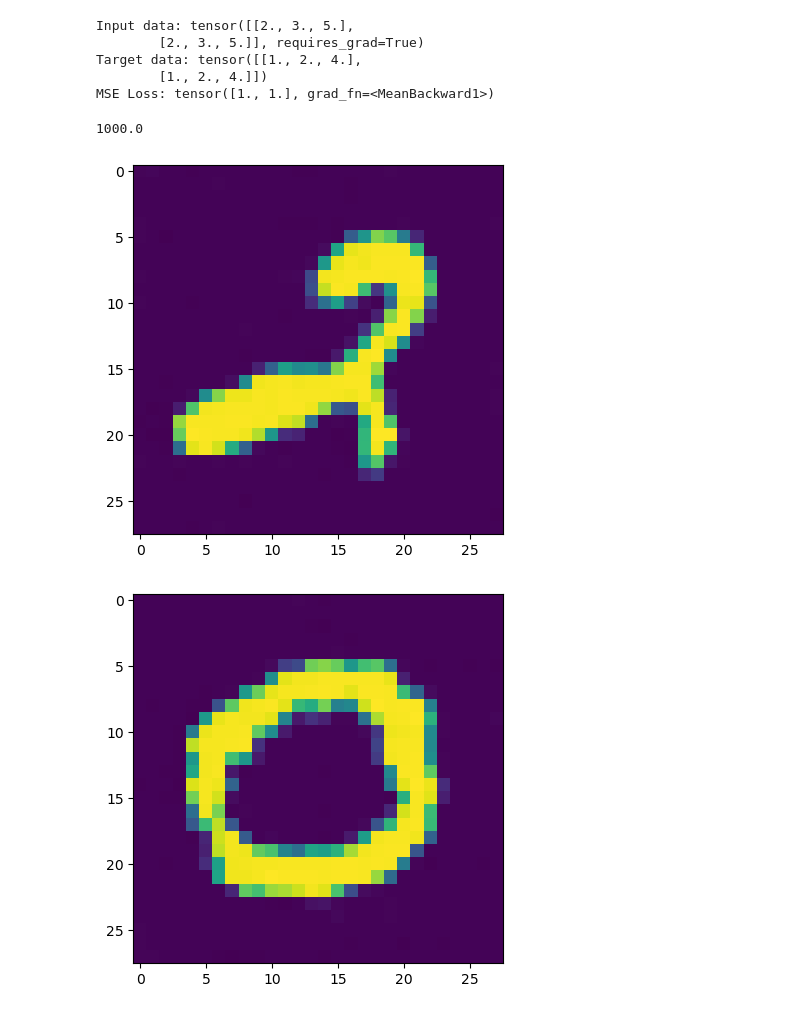
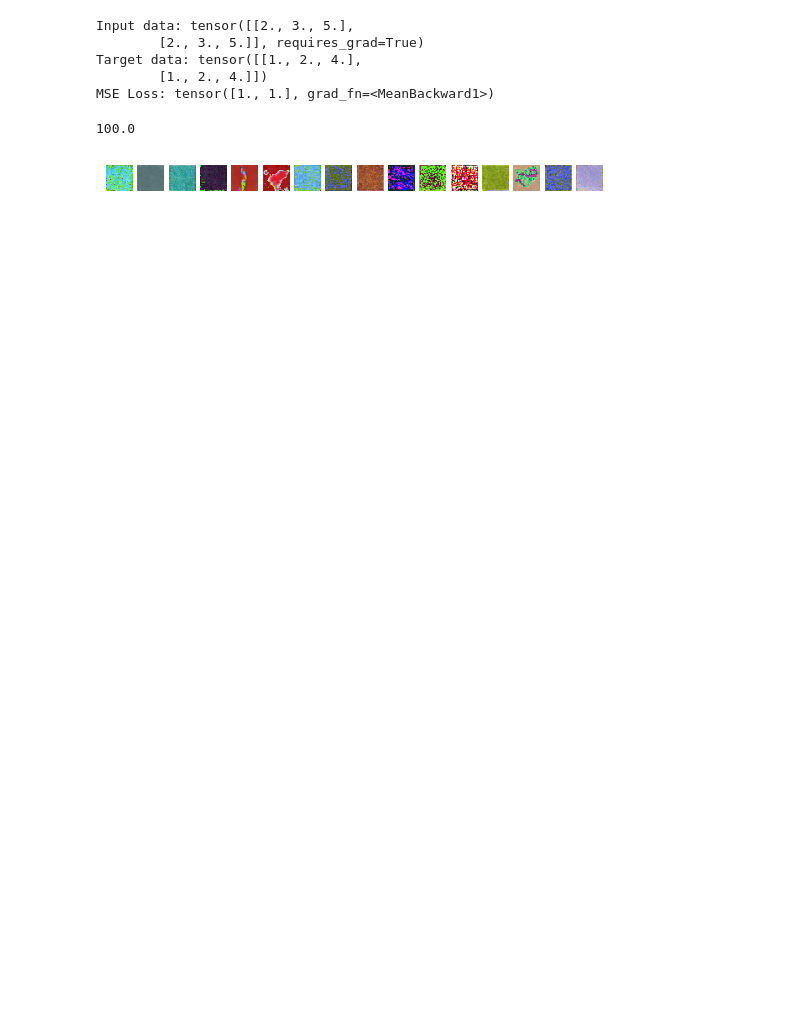
Before and after one commit to kitkatdafu/uncertainty-awared-diffusion, a Jupyter notebook: ood_samples_analysis.ipynb, the cells around one changed output. Cells and saved outputs as stored; diff of their text form; code cells hidden in the pictures; blank space fills up the shorter version.

```diff
--- a/ood_samples_analysis.ipynb
+++ b/ood_samples_analysis.ipynb
@@ -31,4 +36,5 @@ import sys
 # %%
-def plot_revere_diffusion_imgs(infer_samples, idx):
-    fig,ax = plt.subplots()
-    ax.imshow(infer_samples[idx][-1][0,0])
+def plot_revere_diffusion_imgs(infer_samples, idx, ax):
+    image = infer_samples[idx][-1]
+    ax.imshow(image)
+    ax.axis('off')
@@ -39,18 +41,20 @@ detect_timesteps = (0,1,5,10,25,50,100,200,299)
-# %%
-len(ood_detect_result)/len(detect_timesteps)
-# %% [output]
-1000.0
+# %%
+infer_samples, ood_detect_result = torch.load('./results/test_ood_detection_power_cifar10_299_3.pt')
+detect_timesteps = np.linspace(0, 1000, 10, endpoint=False).astype(int)
+len(ood_detect_result)/len(detect_timesteps)
+# %% [output]
+100.0
 # %%
 detect_r = []
-for i in range(1000):
+for i in range(100):
     ind = False
     for j, timestep in enumerate(detect_timesteps):
         if ood_detect_result[i*len(detect_timesteps)+j][0]:
             ind = True
     detect_r.append(ind)
 # %%
-for idx in np.arange(0,1000,1)[detect_r]:
-    plot_revere_diffusion_imgs(infer_samples,idx)
+fig, axes = plt.subplots(1, np.sum(detect_r))
+for i, idx in enumerate(np.arange(0,100,1)[detect_r]):
+    plot_revere_diffusion_imgs(infer_samples, idx, axes[i])
 # %% [output]
-[figure, old version]
+[figure, new version]
-[figure, removed]
```
Also changed, not shown: parts of 6 cells of this notebook, 4 other files.
